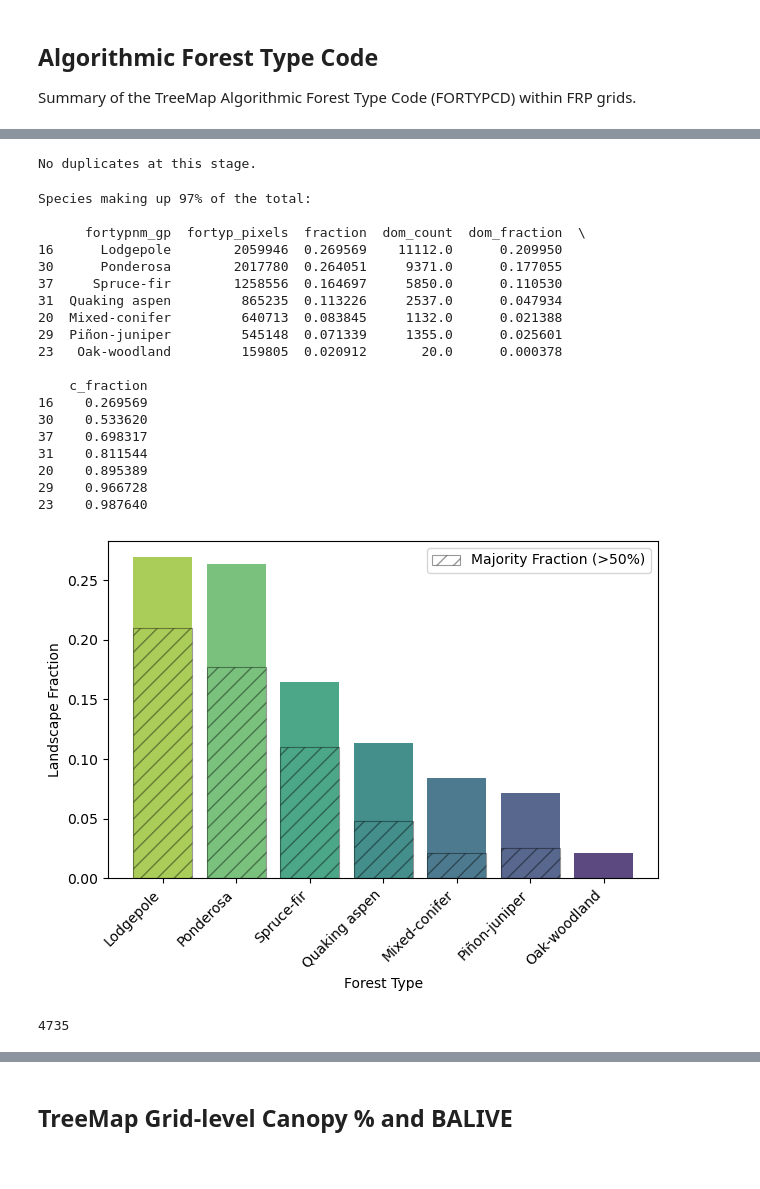
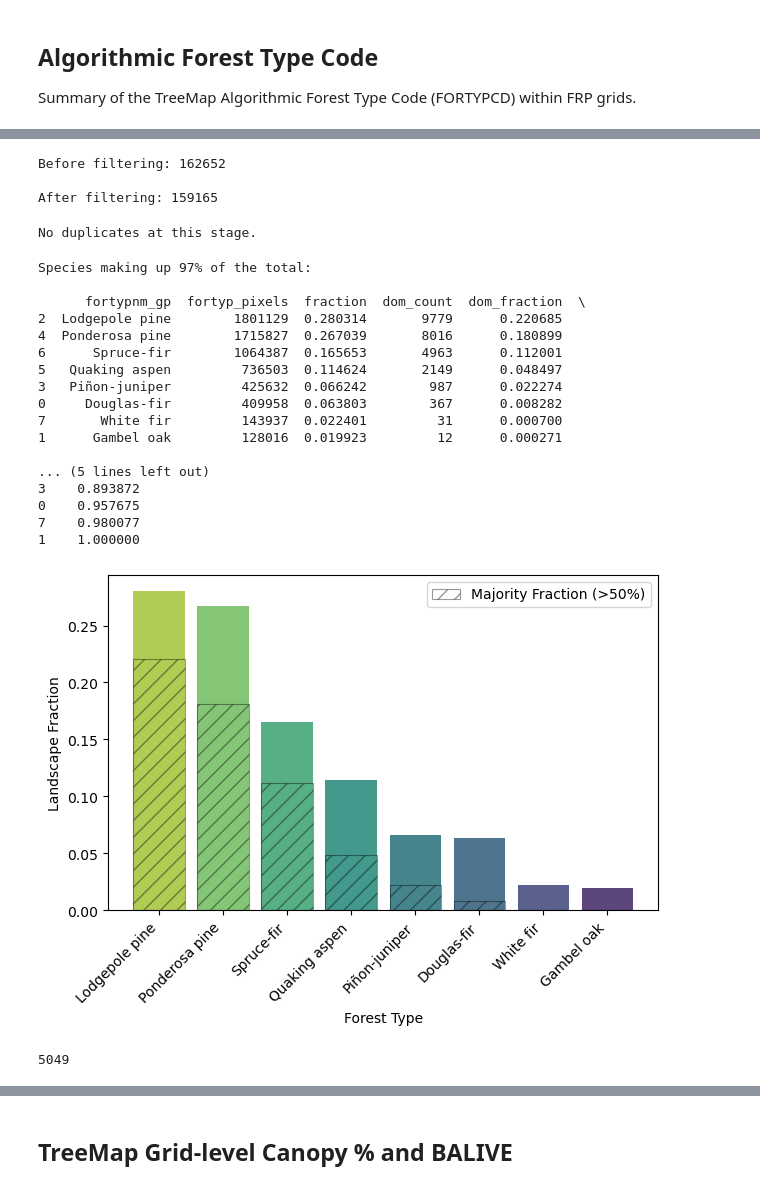
Before and after one commit to natshoff/aspen-fire-fork, a Jupyter notebook: Aim2/code/Python/04b_TreeMap_FIA-FORTYPCD.ipynb, the cells around one changed output, grey strips where cells are left out. Cells and saved outputs as stored; diff of their text form; code cells hidden in the pictures.

```diff
--- a/Aim2/code/Python/04b_TreeMap_FIA-FORTYPCD.ipynb
+++ b/Aim2/code/Python/04b_TreeMap_FIA-FORTYPCD.ipynb
@@ -262,0 +266,18 @@ array(['Rocky Mountain juniper', 'Douglas-fir', 'Ponderosa pine',
+# %%
+# list the Southern Rockies species
+srm_spps = [
+    'ponderosa pine', 'douglas-fir', 'white fir',
+    'limber pine', 'blue spruce', 'foxtail pine / bristlecone pine',
+    'engelmann spruce / subalpine fir', 'engelmann spruce', 'subalpine fir',
+    'lodgepole pine',
+    'aspen',
+    'rocky mountain juniper', 'pinyon / juniper woodland', 'juniper woodland',
+    'deciduous oak woodland'
+]
+
+# filter to retain Southern Rockies species
+grid_fortypcd['fortypnm'] = grid_fortypcd['fortypnm'].str.lower()  # force to lower case
+grid_fortypcd_ = grid_fortypcd[grid_fortypcd['fortypnm'].isin(srm_spps)].copy()
+print(grid_fortypcd_['fortypnm'].unique())
+
+del grid_fortypcd
@@ -262,0 +308,6 @@ array(['Rocky Mountain juniper', 'Douglas-fir', 'Ponderosa pine',
+# %%
+# filter out very small percent covers (<1%)
+grid_fortypcd_ = grid_fortypcd_[(grid_fortypcd_['pct_cover'] > 1)]
+grid_fortypcd_.reset_index(inplace=True)
+# Check results
+print(f"\n{grid_fortypcd_[['grid_idx','fortypnm','pct_cover']].head(15)}\n")
@@ -263,8 +375,6 @@ array(['Rocky Mountain juniper', 'Douglas-fir', 'Ponderosa pine',
 # %%
 # Create a histogram of the forest species (prevalence)
-fortyp = grid_fortypcd.copy() # make a copy to work with
-fortyp = fortyp[fortyp['fortyp_pixels'] > 0] # make sure there are some pixels
-
+fortyp = grid_fortypcd_.copy() # make a copy to work with
 # calculate the landscape fraction (prevalence)
 spp_pr = fortyp.groupby('fortypnm')['fortyp_pixels'].sum().reset_index()
 spp_pr['fraction'] = spp_pr['fortyp_pixels'] / spp_pr['fortyp_pixels'].sum()
@@ -420,3 +507,13 @@ Name: forest_pct, dtype: float64
+# %%
+# Filter out very small percentages again:
+# This is needed because we re-calculated the percent cover using the forested pixels
+print(f"Before filtering: {len(grid_fortypgp)}\n")
+grid_fortypgp_ = grid_fortypgp[grid_fortypgp['fortyp_pct'] > 0.01]
+print(f"After filtering: {len(grid_fortypgp_)}\n")
+# %% [output]
+Before filtering: 162652
+
+After filtering: 159165
 # %%
 # check for duplicates, remove them
 n = grid_fortypgp.duplicated(subset=['grid_idx','fortypnm_gp','fortyp_pct']).sum()
@@ -429,7 +526,7 @@ else:
 No duplicates at this stage.
 # %%
 # Re-create the histogram of forest species (prevalence)
-df = grid_fortypgp.copy() # make a copy to work with
+df = grid_fortypgp_.copy() # make a copy to work with
 # calculate the landscape fraction (prevalence)
 spp_pr = df.groupby('fortypnm_gp')['fortyp_pixels'].sum().reset_index()
 spp_pr['fraction'] = spp_pr['fortyp_pixels'] / spp_pr['fortyp_pixels'].sum()
@@ -466,48 +563,46 @@ for i, species in enumerate(top_species['fortypnm_gp']):
         x=i,
         height=dom_value,
         color='none',
         edgecolor='black',
         hatch='//',
         width=bar_width,
         alpha=0.4,
         linewidth=0.8,
         label='Majority Fraction (>50%)' if i == 0 else None,
     )
 
 # Add labels and formatting
 plt.xlabel('Forest Type')
 plt.ylabel('Landscape Fraction')
 plt.xticks(ticks=range(len(top_species)), labels=top_species['fortypnm_gp'], rotation=45, ha='right')
 plt.legend(loc='upper right')
 plt.tight_layout()
 
 # Save the map
 out_png = os.path.join(projdir, 'figures/FigureS1_TopSpecies_97pct.png')
 plt.savefig(out_png, dpi=300, bbox_inches='tight')
 
 plt.show()
 
-del df, spp_pr # tidy up
+del df, spp_pr, dom_grids, dom_counts # tidy up
 gc.collect()
 # %% [output]
 Species making up 97% of the total:
 
       fortypnm_gp  fortyp_pixels  fraction  dom_count  dom_fraction  \
-16      Lodgepole        2059946  0.269569    11112.0      0.209950
-30      Ponderosa        2017780  0.264051     9371.0      0.177055
-37     Spruce-fir        1258556  0.164697     5850.0      0.110530
-31  Quaking aspen         865235  0.113226     2537.0      0.047934
-20  Mixed-conifer         640713  0.083845     1132.0      0.021388
-29  Piñon-juniper         545148  0.071339     1355.0      0.025601
-23   Oak-woodland         159805  0.020912       20.0      0.000378
+2  Lodgepole pine        1801129  0.280314       9779      0.220685
+4  Ponderosa pine        1715827  0.267039       8016      0.180899
+6      Spruce-fir        1064387  0.165653       4963      0.112001
+5   Quaking aspen         736503  0.114624       2149      0.048497
+3   Piñon-juniper         425632  0.066242        987      0.022274
+0     Douglas-fir         409958  0.063803        367      0.008282
+7       White fir         143937  0.022401         31      0.000700
+1      Gambel oak         128016  0.019923         12      0.000271
 
-    c_fraction
-16    0.269569
-30    0.533620
-37    0.698317
-31    0.811544
-20    0.895389
-29    0.966728
-23    0.987640
+... (5 lines left out)
+3    0.893872
+0    0.957675
+7    0.980077
+1    1.000000
-[figure, old version]
+[figure, new version]
-4735
+5049
```
Also changed, not shown: parts of 28 cells of this notebook, 18 other files.
